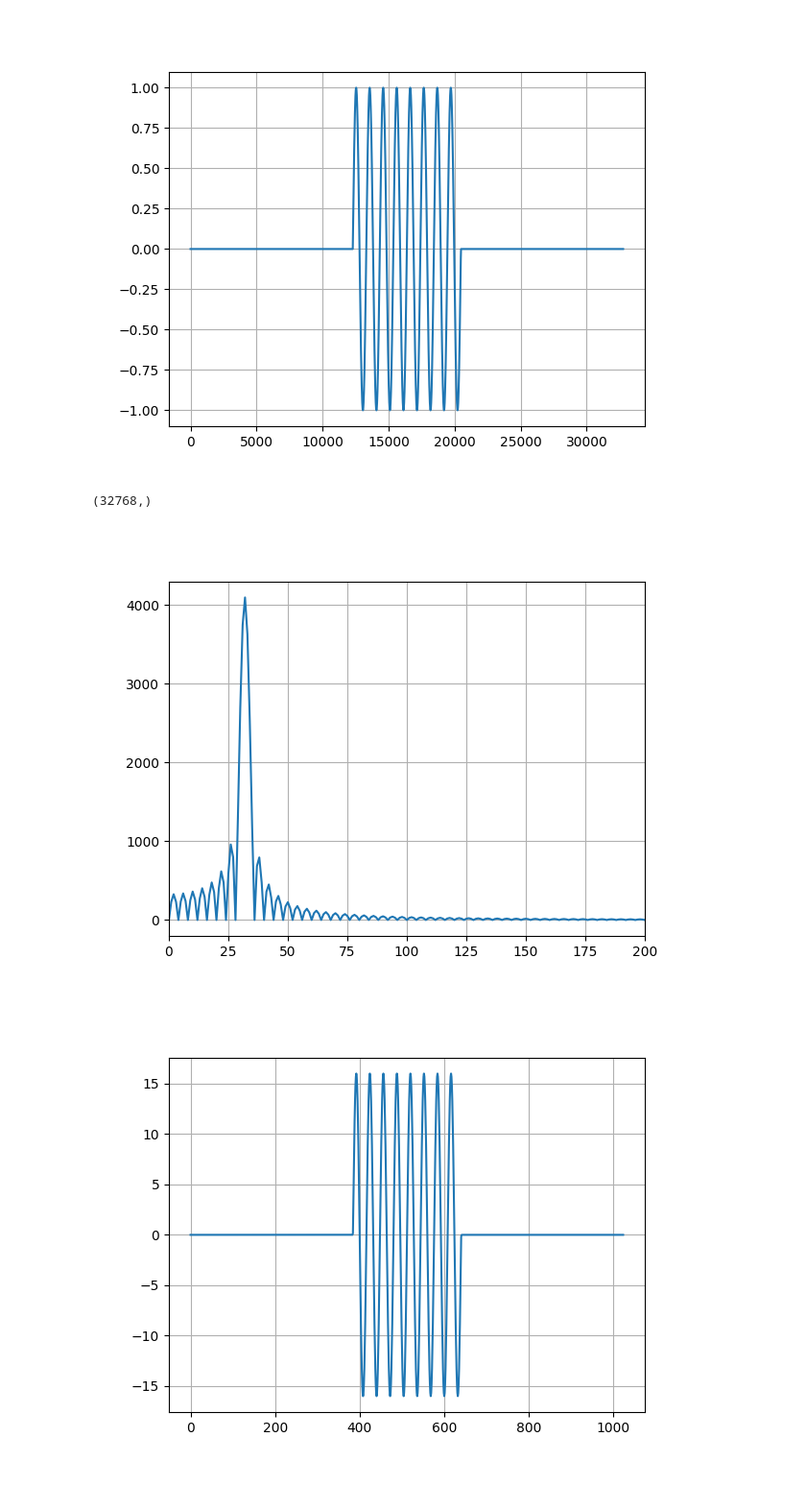
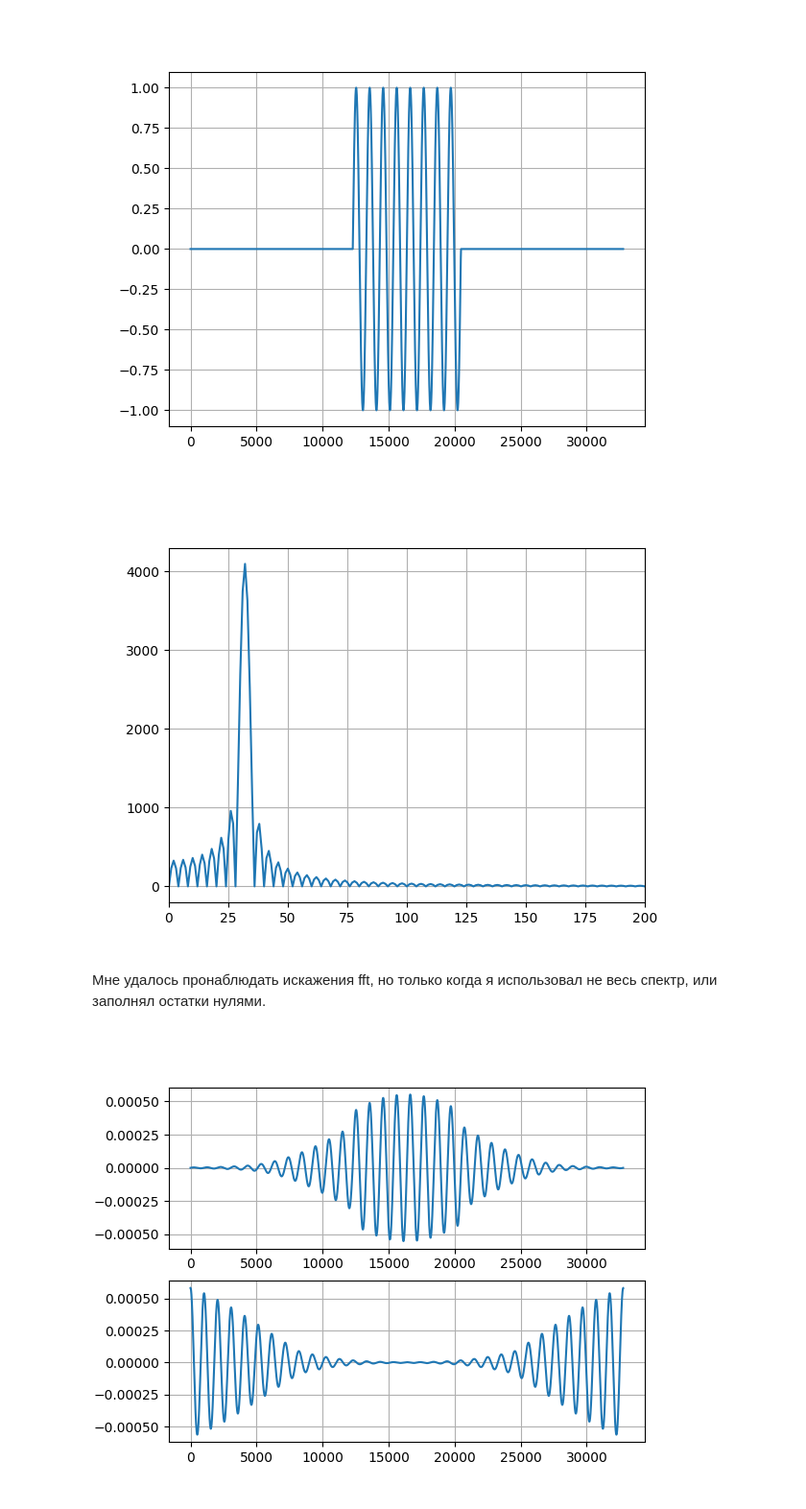
Before and after one commit to Nikita-Presnov/OnlinePrackMSU, a Jupyter notebook: 10-dist-10-environmental-influence.ipynb, the cells around one changed output. Shown: that part at 96% size. Cells and saved outputs as stored; diff of their text form; code cells hidden in the pictures.

```diff
--- a/10-dist-10-environmental-influence.ipynb
+++ b/10-dist-10-environmental-influence.ipynb
@@ -28,30 +24,35 @@ plt.show()
 [figure]
 # %%
 FFT_signal = np.fft.fft(signal)
-print(FFT_signal.shape)
 FFT_length = len(FFT_signal)
 fig_FFT = plt.figure()
 plt.grid()
 plt.xlim((0, 200))
 plt.plot(np.abs(FFT_signal))
 plt.show()
-# plt.grid()
-# plt.plot(np.abs(FFT_signal[0:int(FFT_length/32)]))
-# plt.show()
-
-# plt.plot(np.abs(FFT_signal[0:int(FFT_length/2)]))
-# plt.show()
 # %% [output]
-(32768,)
 [figure]
+# %%
+R = 100
+c = 300000
+E_d_E0 = 1/R * np.exp(-1j*(FFT_signal/c)*R)
+
+FFT_signal_past = FFT_signal * E_d_E0**2
+# FFT_signal_past = FFT_signal
+# %% [markdown]
+Мне удалось пронаблюдать искажения fft, но только когда я использовал не весь спектр, или заполнял остатки нулями.
 # %%
 # Вот тут не уверен правиьно ли я понял
-FFT_signal_past = FFT_signal[0:int(FFT_length/32)]
+
 signal_past = np.fft.ifft(FFT_signal_past)
 
-fig_signal_past = plt.figure()
-plt.grid()
-plt.plot(signal_past)
+fig_signal_past, (ax_re, ax_im) = plt.subplots(nrows=2, ncols=1)
+# fig_signal_past, ax_re = plt.subplots(nrows=1, ncols=1)
+ax_re.grid()
+# ax_re.plot(signal_past)
+ax_re.plot(signal_past.real)
+ax_im.grid()
+ax_im.plot(signal_past.imag)
 plt.show()
 # %% [output]
-[figure, old version]
+[figure, new version]
```
Also changed, not shown: parts of 2 cells of this notebook.
